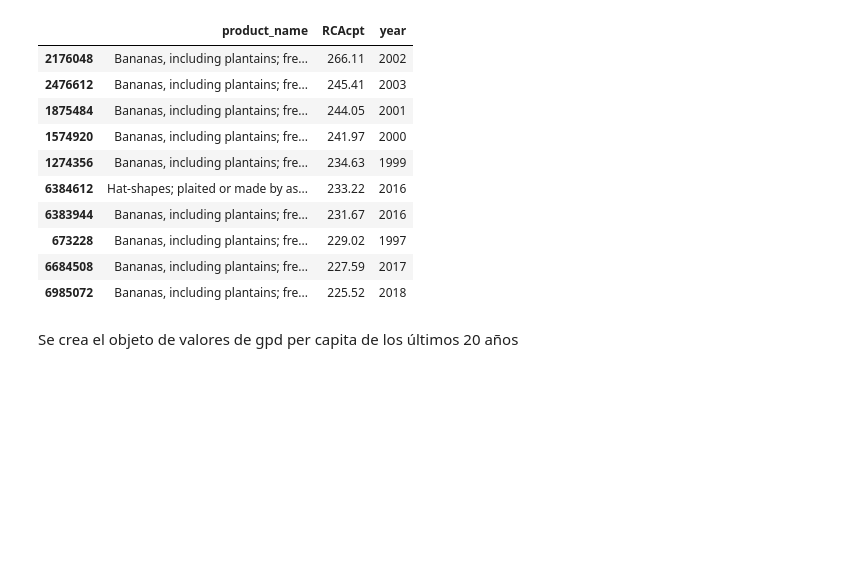
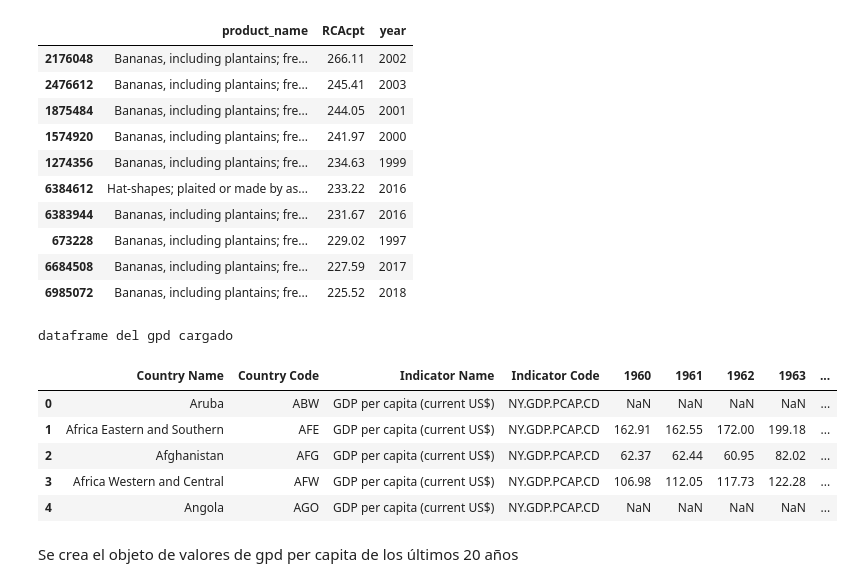
Before and after one commit to descandon88/Ecuador-Growth-data-set, a Jupyter notebook: funciones/prody.ipynb, the cells around one changed output. Saved outputs shown, nothing was run; the diff lists cells and outputs as text; code cells hidden in the pictures; blank space fills up the shorter version.

```diff
--- a/funciones/prody.ipynb
+++ b/funciones/prody.ipynb
@@ -167,6 +167,21 @@ df_rca[ (df_rca['country_name']=='Ecuador')].sort_values(by=['RCAcpt'],ascending
 | 673228 | Bananas, including plantains; fre... | 229.02 | 1997 |
 | 6684508 | Bananas, including plantains; fre... | 227.59 | 2017 |
 | 6985072 | Bananas, including plantains; fre... | 225.52 | 2018 |
+# %%
+## Se importa la base de gdp percapita de todos los países desde el drive
+df_gdppc_countries = pd.read_csv("/content/drive/MyDrive/eci/base/gpd_per_capita_countries_db.csv")
+print('dataframe del gpd cargado')
+# %% [output]
+dataframe del gpd cargado
+# %%
+df_gdppc_countries.head()
+# %% [output]
+|  | Country Name | Country Code | Indicator Name | Indicator Code | 1960 | 1961 | 1962 | 1963 | ... |
+| 0 | Aruba | ABW | GDP per capita (current US$) | NY.GDP.PCAP.CD | NaN | NaN | NaN | NaN | ... |
+| 1 | Africa Eastern and Southern | AFE | GDP per capita (current US$) | NY.GDP.PCAP.CD | 162.91 | 162.55 | 172.00 | 199.18 | ... |
+| 2 | Afghanistan | AFG | GDP per capita (current US$) | NY.GDP.PCAP.CD | 62.37 | 62.44 | 60.95 | 82.02 | ... |
+| 3 | Africa Western and Central | AFW | GDP per capita (current US$) | NY.GDP.PCAP.CD | 106.98 | 112.05 | 117.73 | 122.28 | ... |
+| 4 | Angola | AGO | GDP per capita (current US$) | NY.GDP.PCAP.CD | NaN | NaN | NaN | NaN | ... |
 # %% [markdown]
 Se crea el objeto de valores de gpd per capita de los últimos 20 años
 # %%
```
Also changed, not shown: parts of 3 cells of this notebook.
